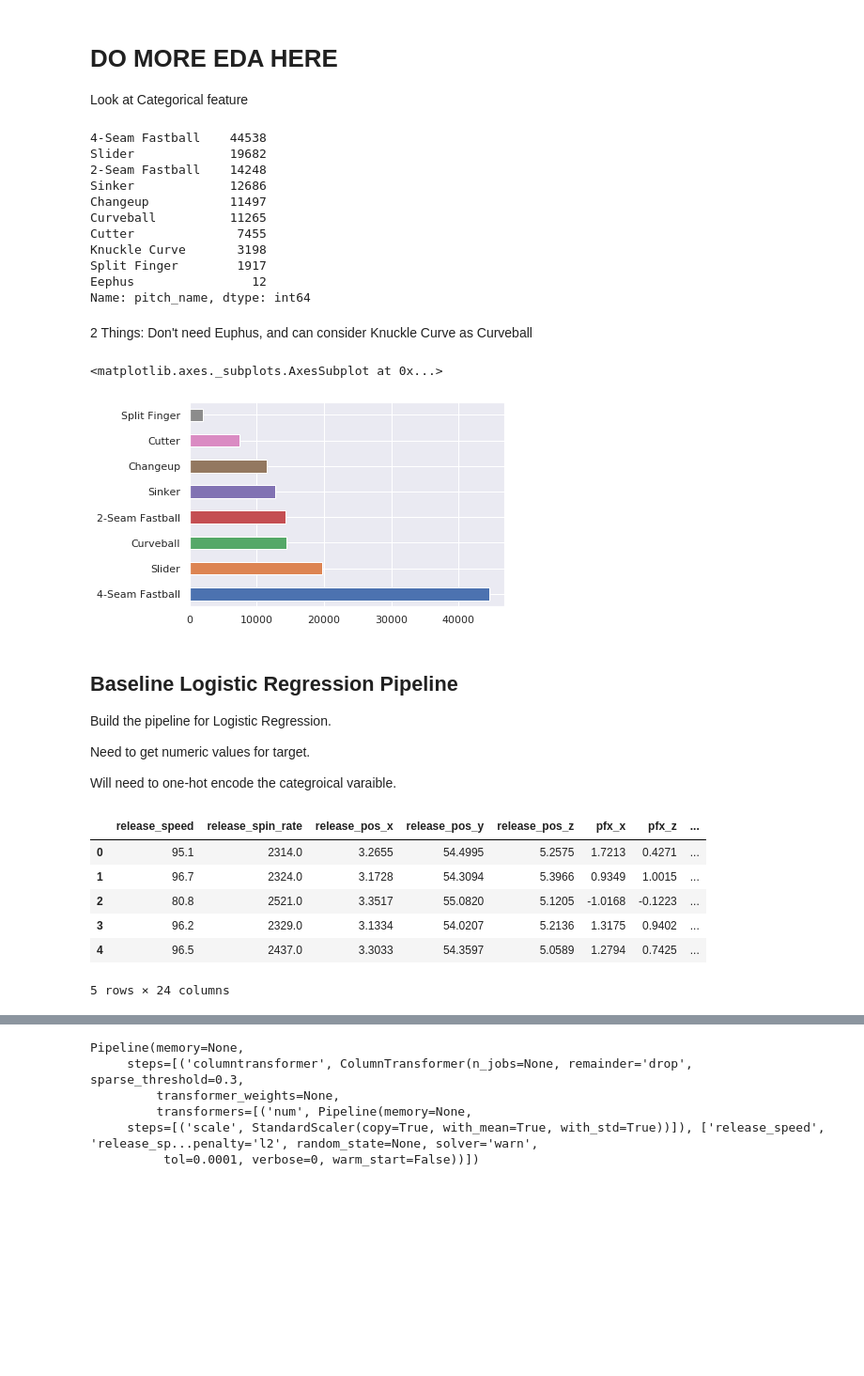
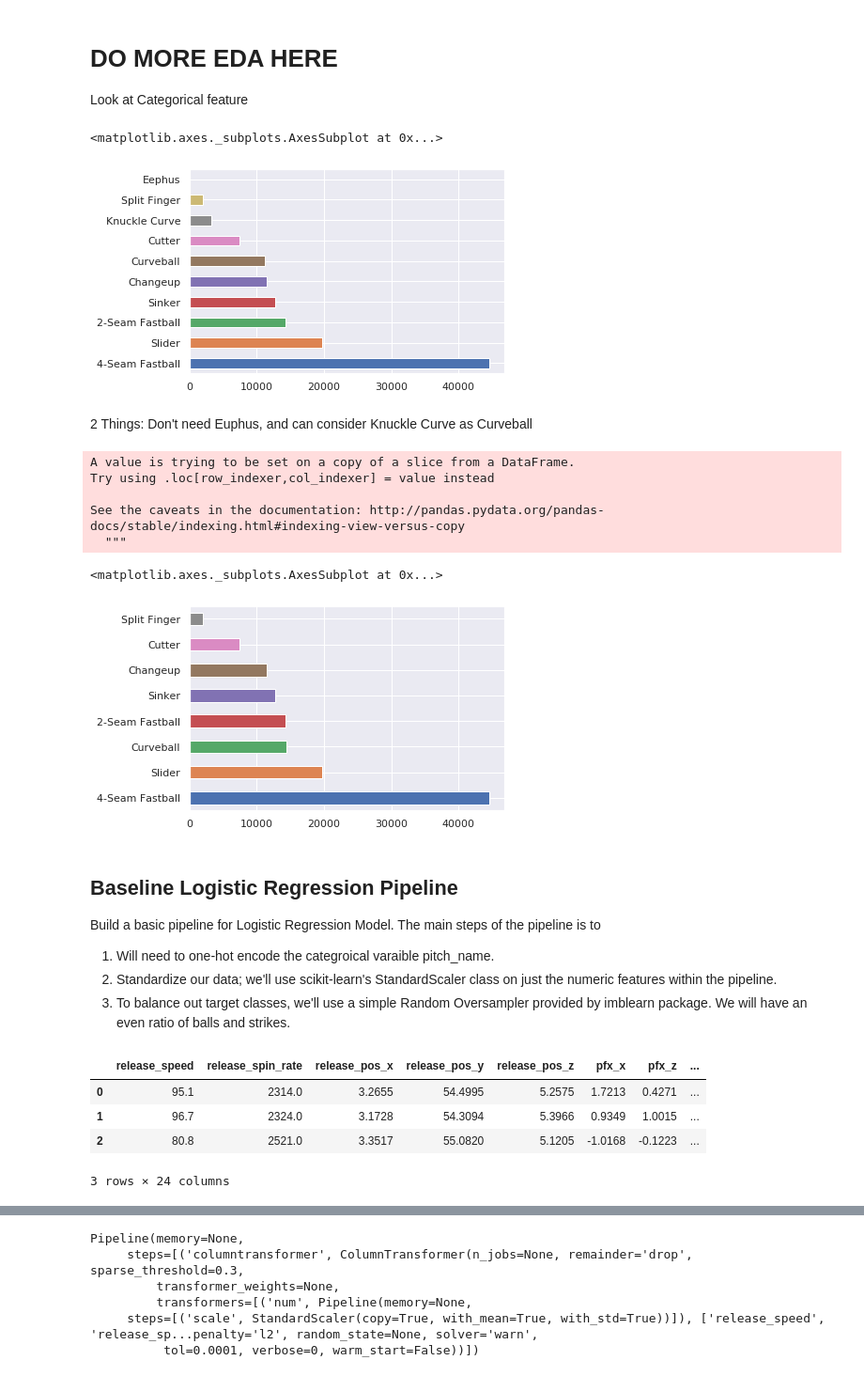
Before and after one commit to khickey25/Capstone-Project, a Jupyter notebook: Baseball_Data/Baseball_base_pipeline.ipynb, the cells around one changed output, grey strips where cells are left out. Shown at 94% size. Cells and saved outputs as stored; diff of their text form; code cells hidden in the pictures; blank space fills up the shorter version.

```diff
--- a/Baseball_Data/Baseball_base_pipeline.ipynb
+++ b/Baseball_Data/Baseball_base_pipeline.ipynb
@@ -134,8 +134,11 @@ This is the second step in Outline of Notebook section above.
 # %%
 def format_data(bsb):
     '''format the baseball data according to first two bullet points in Data Formatting Steps'''
-    bsb['description'] = bsb['description'].replace('blocked_ball', 'ball')
 
+    #format the classes of the target
+    bsb['description'] = bsb['description'].replace({'blocked_ball': 0, 'ball': 0, "called_strike": 1})
+
+    #drop the player_name column
     bsb = bsb.drop('player_name', axis = 1)
 
     return bsb
@@ -283,49 +287,50 @@ plot_box(baseball, num_features_to_plot, [4,4])
 
 Look at Categorical feature
 # %%
-baseball['pitch_name'].value_counts()
+baseball['pitch_name'].value_counts().plot(kind='barh')
 # %% [output]
-4-Seam Fastball    44538
-Slider             19682
-2-Seam Fastball    14248
-Sinker             12686
-Changeup           11497
-Curveball          11265
-Cutter              7455
-Knuckle Curve       3198
-Split Finger        1917
-Eephus                12
-Name: pitch_name, dtype: int64
+<matplotlib.axes._subplots.AxesSubplot at 0x...>
+[figure, added]
 # %% [markdown]
 2 Things: Don't need Euphus, and can consider Knuckle Curve as Curveball
 # %%
+#filter out dataframe to exclude any rows with Eephus
 baseball = baseball[baseball.pitch_name != 'Eephus']
 
+#replace Knuckle Curve with Curveball
 baseball['pitch_name'] = baseball['pitch_name'].replace('Knuckle Curve', 'Curveball')
+
+#ensure steps above worked
 baseball['pitch_name'].value_counts().plot(kind='barh')
 # %% [output]
-<matplotlib.axes._subplots.AxesSubplot at 0x...>
+A value is trying to be set on a copy of a slice from a DataFrame.
+Try using .loc[row_indexer,col_indexer] = value instead
+
+See the caveats in the documentation: http://pandas.pydata.org/pandas-docs/stable/indexing.html#indexing-view-versus-copy
+  """
+<matplotlib.axes._subplots.AxesSubplot at 0x...>
 [figure]
-# %% [markdown]
-## Baseline Logistic Regression Pipeline
-
-Build the pipeline for Logistic Regression.
-
-Need to get numeric values for target.
-
-Will need to one-hot encode the categroical varaible.
+# %% [markdown]
+## Baseline Logistic Regression Pipeline
+
+Build a basic pipeline for Logistic Regression Model. The main steps of the pipeline is to
+
+1. Will need to one-hot encode the categroical varaible pitch_name.
+2. Standardize our data; we'll use scikit-learn's StandardScaler class on just the numeric features within the pipeline.
+3. To balance out target classes, we'll use a simple Random Oversampler provided by imblearn package. We will have an even ratio of balls and strikes.
 # %%
+#get the target into its own variable
 result = baseball['description'].copy()
-result = result.replace({'ball':0, 'called_strike':1})
 
+#get dummy variables for pitch name
 baseball = pd.get_dummies(baseball.iloc[:, :-1], prefix = 'Pitch')
-baseball.head()
+
+#ensure above worked
+baseball.head(3)
 # %% [output]
 |  | release_speed | release_spin_rate | release_pos_x | release_pos_y | release_pos_z | pfx_x | pfx_z | ... |
 | 0 | 95.1 | 2314.0 | 3.2655 | 54.4995 | 5.2575 | 1.7213 | 0.4271 | ... |
 | 1 | 96.7 | 2324.0 | 3.1728 | 54.3094 | 5.3966 | 0.9349 | 1.0015 | ... |
 | 2 | 80.8 | 2521.0 | 3.3517 | 55.0820 | 5.1205 | -1.0168 | -0.1223 | ... |
-| 3 | 96.2 | 2329.0 | 3.1334 | 54.0207 | 5.2136 | 1.3175 | 0.9402 | ... |
-| 4 | 96.5 | 2437.0 | 3.3033 | 54.3597 | 5.0589 | 1.2794 | 0.7425 | ... |
-5 rows × 24 columns
+3 rows × 24 columns
 # %%
```
Also changed, not shown: parts of 22 cells of this notebook, 2 other files.
